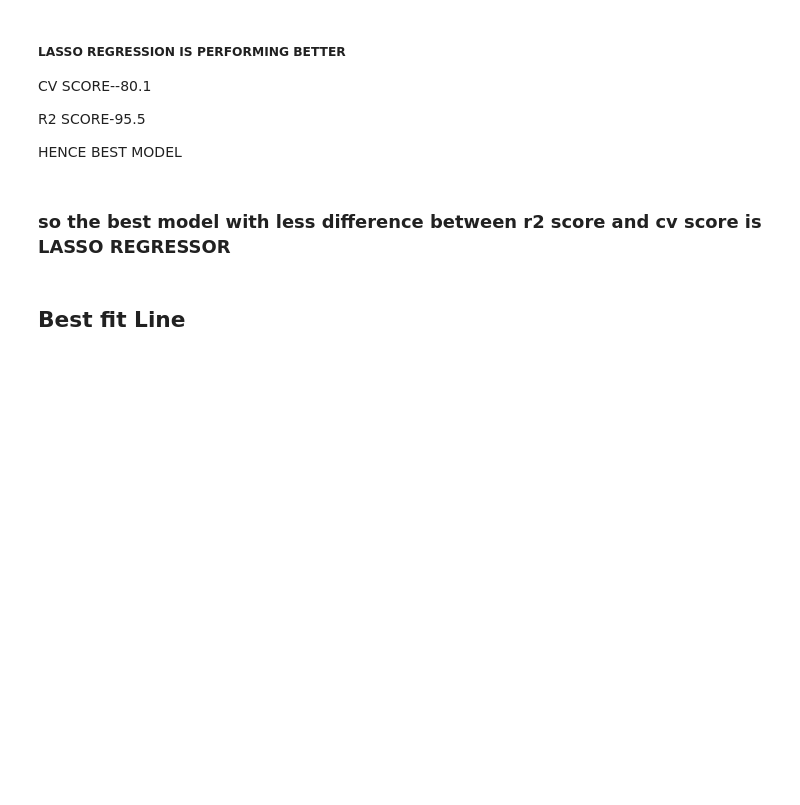
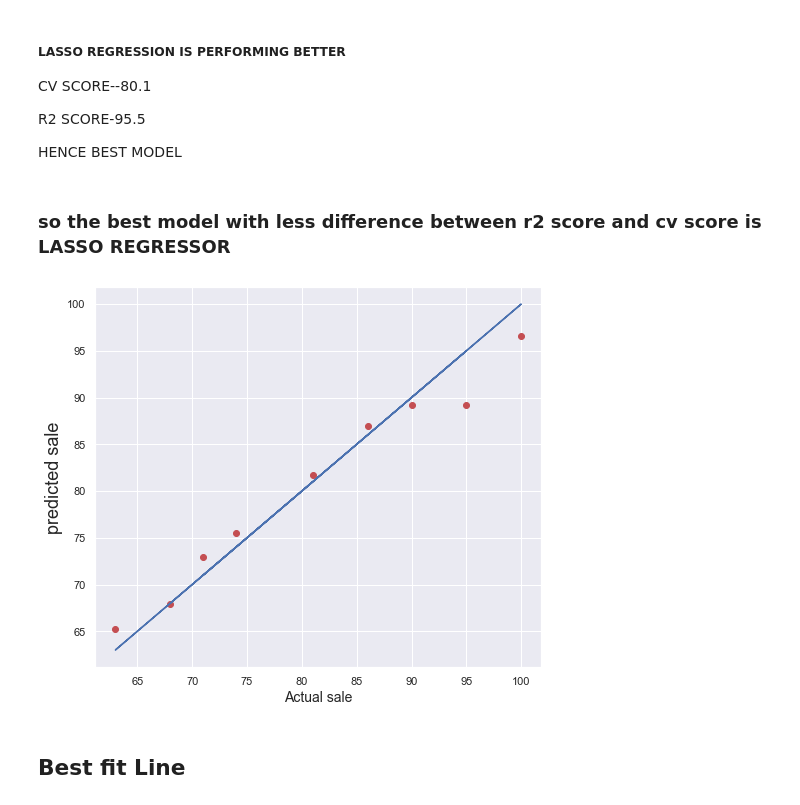
Before and after one commit to Vikrampurohit93/datatrained_projects, a Jupyter notebook: Baseball.ipynb, the cells around one changed output. Cells and saved outputs as stored; diff of their text form; code cells hidden in the pictures; blank space fills up the shorter version.

```diff
--- a/Baseball.ipynb
+++ b/Baseball.ipynb
@@ -527,12 +832,15 @@ HENCE BEST MODEL
 
 ### so the best model with less difference between r2 score and cv score is LASSO REGRESSOR
 # %%
+#lasso hyperparameter
 plt.figure(figsize=(8,7))
-plt.scatter(x=y_test, y= predls, color='r')
+plt.scatter(x=y_test, y= pred2, color='r')
 plt.plot(y_test,y_test, color='b')
 plt.xlabel('Actual sale', fontsize= 14 )
 plt.ylabel('predicted sale', fontsize= 18)
 plt.show()
+# %% [output]
+[figure, added]
 # %% [markdown]
 ## Best fit Line
 # %% [markdown]
```
Also changed, not shown: parts of 59 cells of this notebook, 1 other file.
